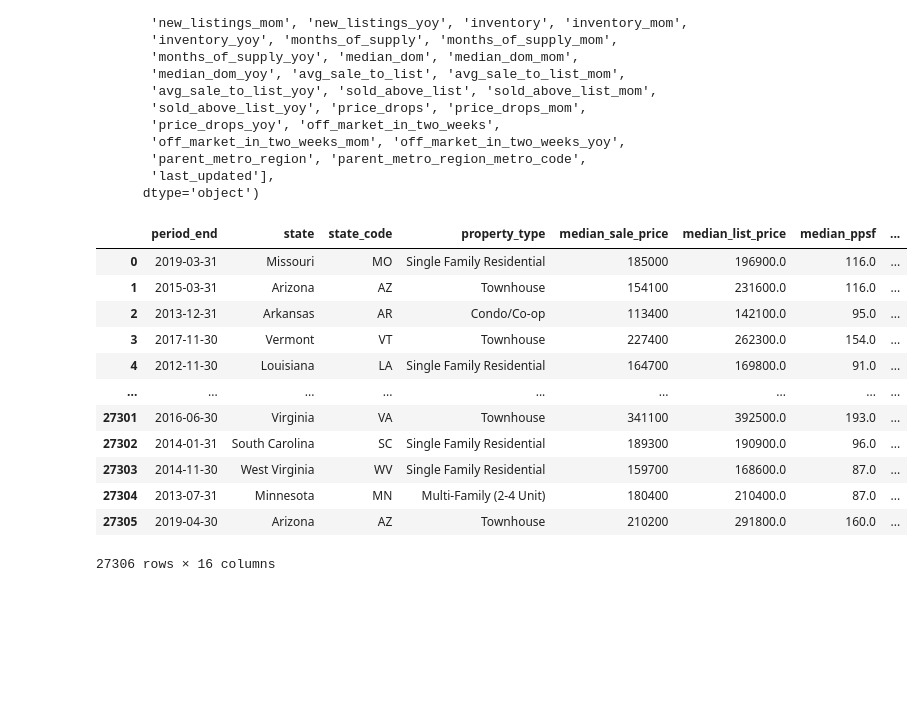
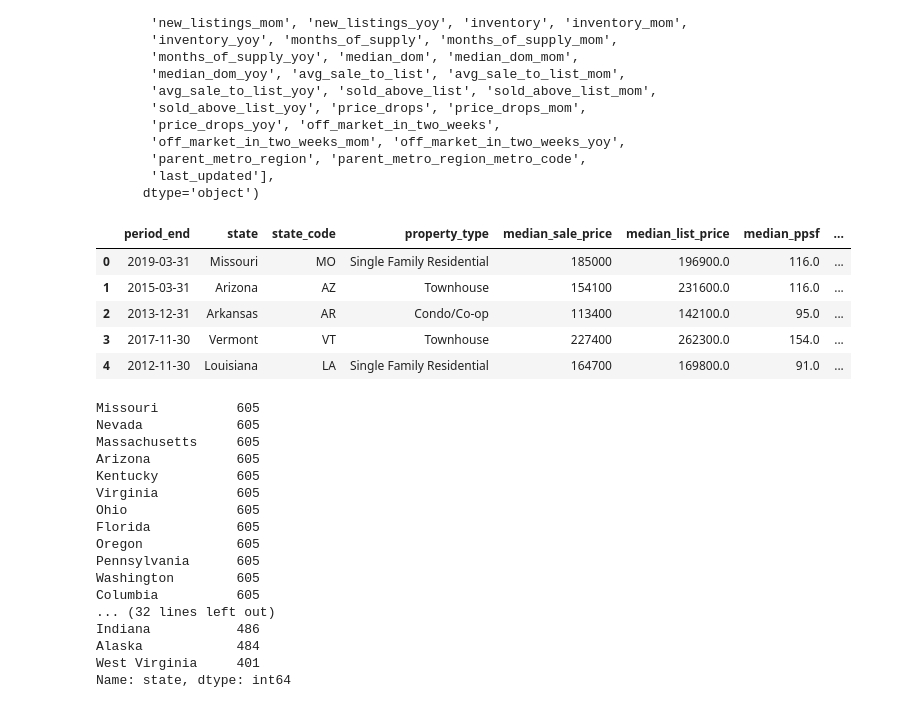
Before and after one commit to gfujitani/project_2, a Jupyter notebook: data_collection.ipynb, the cells around one changed output. Cells and saved outputs as stored; diff of their text form; code cells hidden in the pictures; blank space fills up the shorter version.

```diff
--- a/data_collection.ipynb
+++ b/data_collection.ipynb
@@ -40,5 +4,5 @@ avm_details
 # %%
-tsv_data = pd.read_csv('state_market_tracker.tsv000', sep='\t')
+tsv_data = pd.read_csv('Resources/state_market_tracker.tsv000', sep='\t')
 tsv_data['property_type']
 # %% [output]
 0        Single Family Residential
@@ -79,18 +43,11 @@ Index(['period_begin', 'period_end', 'period_duration', 'region_type',
       dtype='object')
 # %%
 tsv_df=tsv_data[['period_end', 'state', 'state_code', 'property_type', 'median_sale_price', 'median_list_price', 'median_ppsf', 'homes_sold', 'pending_sales', 'inventory', 'median_dom', 'avg_sale_to_list', 'sold_above_list', 'price_drops', 'off_market_in_two_weeks', 'parent_metro_region']].copy()
-tsv_df
+tsv_df.head()
 # %% [output]
 |  | period_end | state | state_code | property_type | median_sale_price | median_list_price | median_ppsf | ... |
 | 0 | 2019-03-31 | Missouri | MO | Single Family Residential | 185000 | 196900.0 | 116.0 | ... |
 | 1 | 2015-03-31 | Arizona | AZ | Townhouse | 154100 | 231600.0 | 116.0 | ... |
 | 2 | 2013-12-31 | Arkansas | AR | Condo/Co-op | 113400 | 142100.0 | 95.0 | ... |
 | 3 | 2017-11-30 | Vermont | VT | Townhouse | 227400 | 262300.0 | 154.0 | ... |
 | 4 | 2012-11-30 | Louisiana | LA | Single Family Residential | 164700 | 169800.0 | 91.0 | ... |
-| ... | ... | ... | ... | ... | ... | ... | ... | ... |
-| 27301 | 2016-06-30 | Virginia | VA | Townhouse | 341100 | 392500.0 | 193.0 | ... |
-| 27302 | 2014-01-31 | South Carolina | SC | Single Family Residential | 189300 | 190900.0 | 96.0 | ... |
-| 27303 | 2014-11-30 | West Virginia | WV | Single Family Residential | 159700 | 168600.0 | 87.0 | ... |
-| 27304 | 2013-07-31 | Minnesota | MN | Multi-Family (2-4 Unit) | 180400 | 210400.0 | 87.0 | ... |
-| 27305 | 2019-04-30 | Arizona | AZ | Townhouse | 210200 | 291800.0 | 160.0 | ... |
-27306 rows × 16 columns
@@ -97 +69,21 @@ tsv_df
+# %%
+new_tsv_df['state'].value_counts()
+# %% [output]
+Missouri          605
+Nevada            605
+Massachusetts     605
+Arizona           605
+Kentucky          605
+Virginia          605
+Ohio              605
+Florida           605
+Oregon            605
+Pennsylvania      605
+Washington        605
+Columbia          605
+... (32 lines left out)
+Indiana           486
+Alaska            484
+West Virginia     401
+Name: state, dtype: int64
 # %%
```
Also changed, not shown: parts of 7 cells of this notebook.
